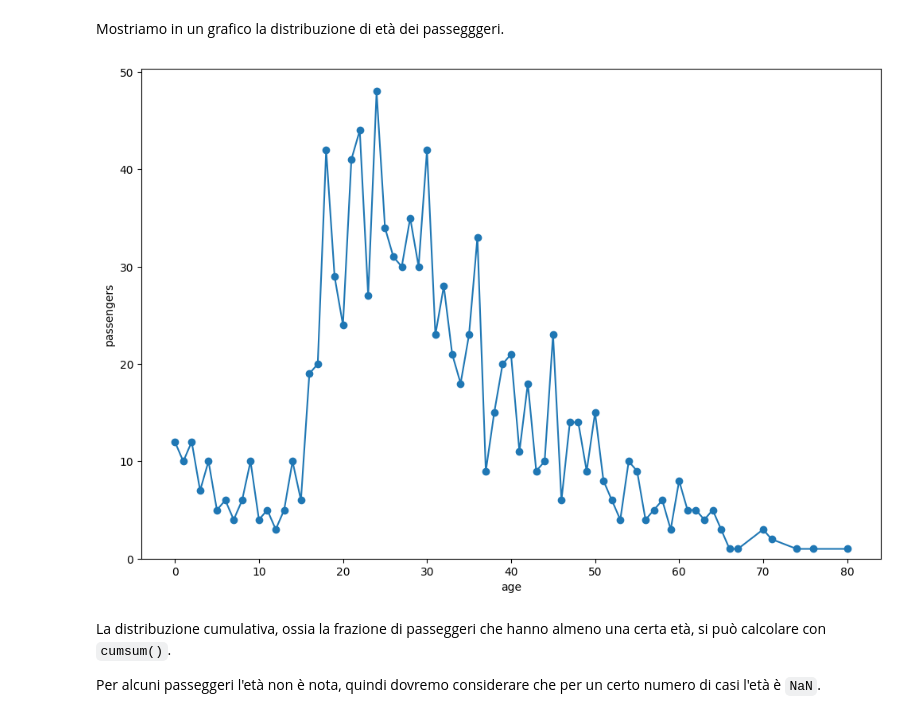
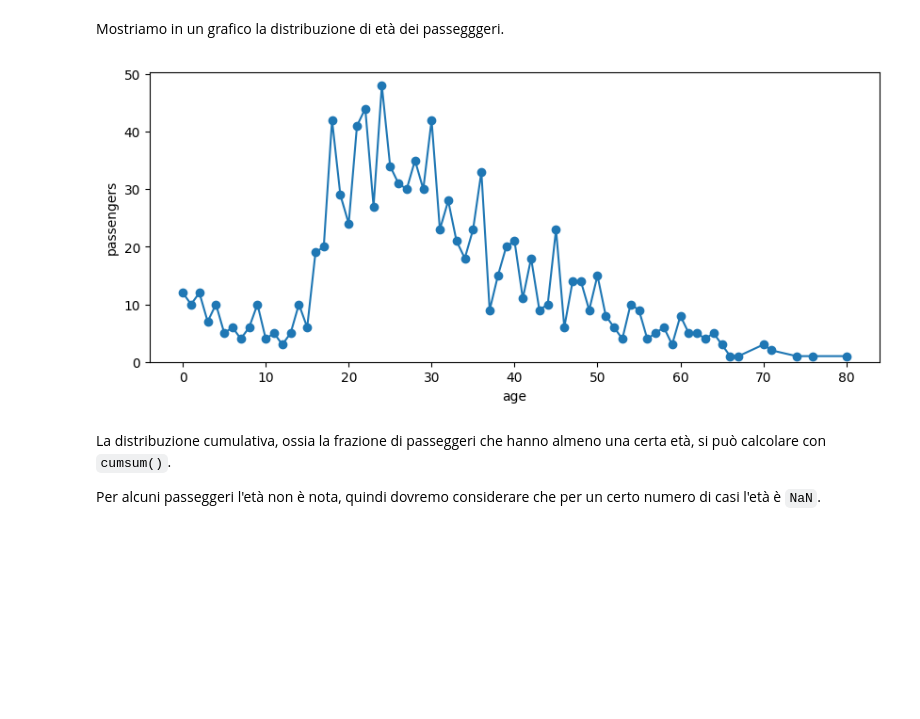
Before and after one commit to lucalista/analisi-dati-2024, a Jupyter notebook: 03.03.00__Titanic.ipynb, the cells around one changed output. Drawn from its saved outputs; the diff is of its cells as text; code cells hidden in the pictures; blank space fills up the shorter version.

````diff
--- a/03.03.00__Titanic.ipynb
+++ b/03.03.00__Titanic.ipynb
@@ -149,7 +157,7 @@ Name: count, Length: 98, dtype: int64
 # %% [markdown]
 Possiamo approssimare a zero le età minori di un anno, per uniformità di visualizzazione.
 # %%
-age_distr = np.floor(df['age']).value_counts().sort_index()
+age_distr = np.floor(df.age).value_counts().sort_index()
 age_distr
 # %% [output]
 age
@@ -169,13 +177,13 @@ Name: count, Length: 73, dtype: int64
 Mostriamo in un grafico la distribuzione di età dei passegggeri.
 # %%
 fig, ax = plt.subplots(figsize=(10, 4))
-age_distr.plot(figsize=(12,8),marker='o')
+age_distr.plot(figsize=(10, 4), marker='o')
 ax.set_xlabel('age')
 ax.set_ylabel('passengers')
 ax.set_ylim(0)
 fig.show()
 # %% [output]
-[figure, old version]
+[figure, new version]
 # %% [markdown]
 La distribuzione cumulativa, ossia la frazione di passeggeri che hanno almeno una certa età, si può calcolare con ```cumsum()```.
 
````
Also changed, not shown: parts of 15 cells of this notebook.
